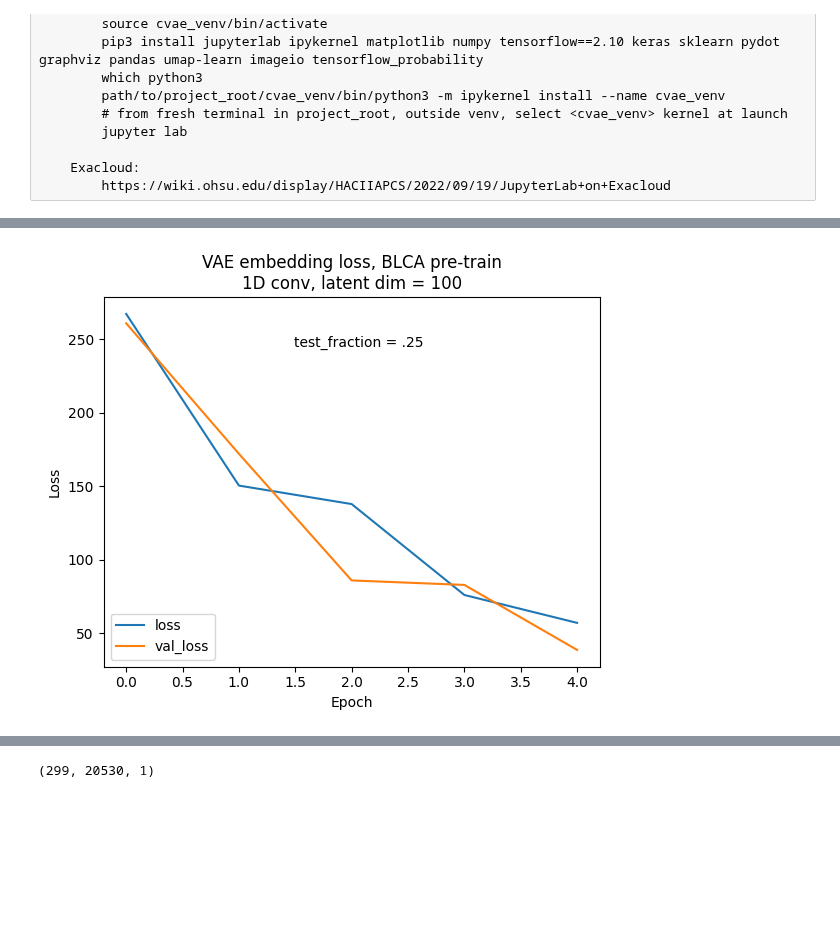
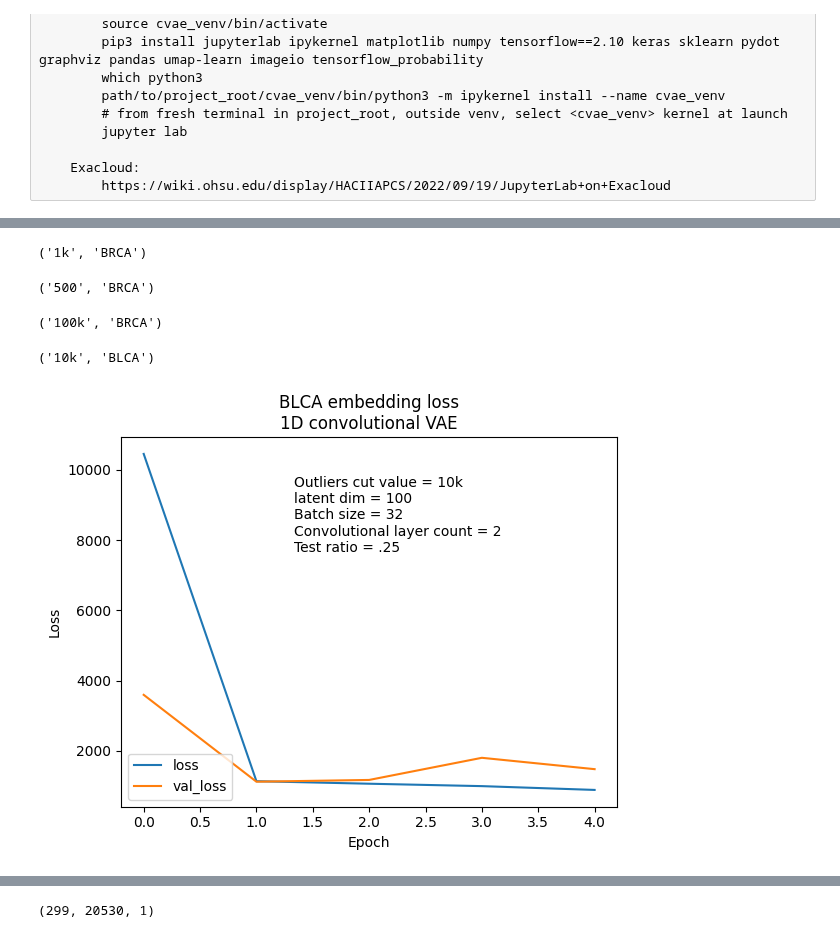
Before and after one commit to briankarlberg/synthetic_TCGA_data_gen, a Jupyter notebook: b_model/1Dmodel.ipynb, the cells around one changed output, grey strips where cells are left out. Drawn from its saved outputs; the diff is of its cells as text; code cells hidden in the pictures; blank space fills up the shorter version.

```diff
--- a/b_model/1Dmodel.ipynb
+++ b/b_model/1Dmodel.ipynb
@@ -251,4 +208,0 @@ cohort = 'BLCA'
-# %%
-version = '1D_model_r0.ipynb'
-# %%
-date = '2022-10-12'
@@ -260,0 +214,5 @@ batch_size = 32
+# %%
+epochs = 15 # fine tune BRCA 10k, erratic pre-train cycles on BLCA
+# %%
+            # fine tune, need to fix, using cohort differently now
+cohort = 'BRCA_fine_tune'
@@ -286,23 +260,44 @@ Epoch 5/5
+# %%
+otlr_cut, cohort # completed run variable check for file naming
+# %% [output]
+('1k', 'BRCA')
+# %%
+otlr_cut, cohort # completed run variable check for file naming
+# %% [output]
+('500', 'BRCA')
+# %%
+otlr_cut, cohort # completed run variable check for file naming
+# %% [output]
+('100k', 'BRCA')
+# %%
+otlr_cut, cohort # 5 epoch pretrain test
+# %% [output]
+('10k', 'BLCA')
 # %%
 plt.plot(history.history['loss'],label="loss")
 plt.plot(history.history['val_loss'],label="val_loss")
-plt.title('VAE embedding loss, '+cohort+' pre-train\n'+
-          '1D conv, latent dim = '+str(latent_dim))
+plt.title(cohort+' embedding loss\n1D convolutional VAE'
+          # ' pre-train\n'+
+         )
 plt.xlabel('Epoch')
 plt.ylabel('Loss')
-plt.annotate('test_fraction = .25',
+plt.annotate('Outliers cut value = '+otlr_cut+'\nlatent dim = '+
+             str(latent_dim)+'\nBatch size = '+str(batch_size)+
+             '\nConvolutional layer count = 2\nTest ratio = .25',
             xy=(.4, .8), xycoords='figure fraction',
             horizontalalignment='left', verticalalignment='top',
             # fontsize=20
             )
 
 plt.legend(loc="lower left")
-plt.savefig('loss_curves_ignored/'+cohort+'_pretrain_'+
-            str(epochs)+'_epochs_'+
+plt.savefig('loss_curves_ignored/'+cohort+'_'+
+            # '_pretrain_'+
+            otlr_cut+'_outlier_cut_'+
+            str(epochs)+'_epochs_v2_'+
             str(latent_dim)+'_latent_dim_'+
-            date+'_'+version+'_r0.png')
+            date+'_'+version+'.png')
 # %% [output]
-[figure, old version]
+[figure, new version]
 # %%
 trn_ltnt = encoder.predict(train_norm_arr_exp)
 # %%
```
Also changed, not shown: parts of 60 cells of this notebook, 1 other file.
